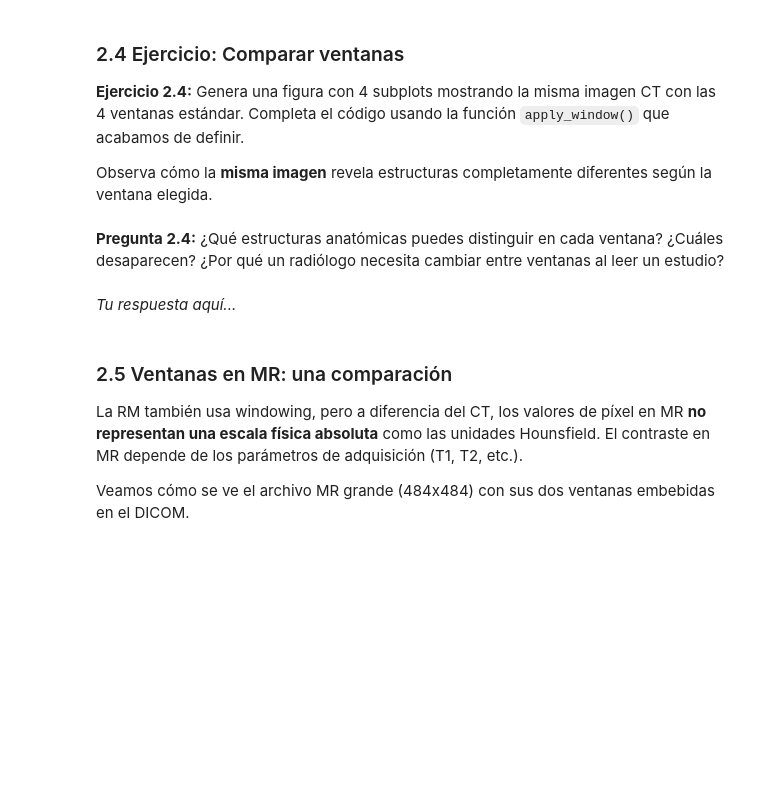
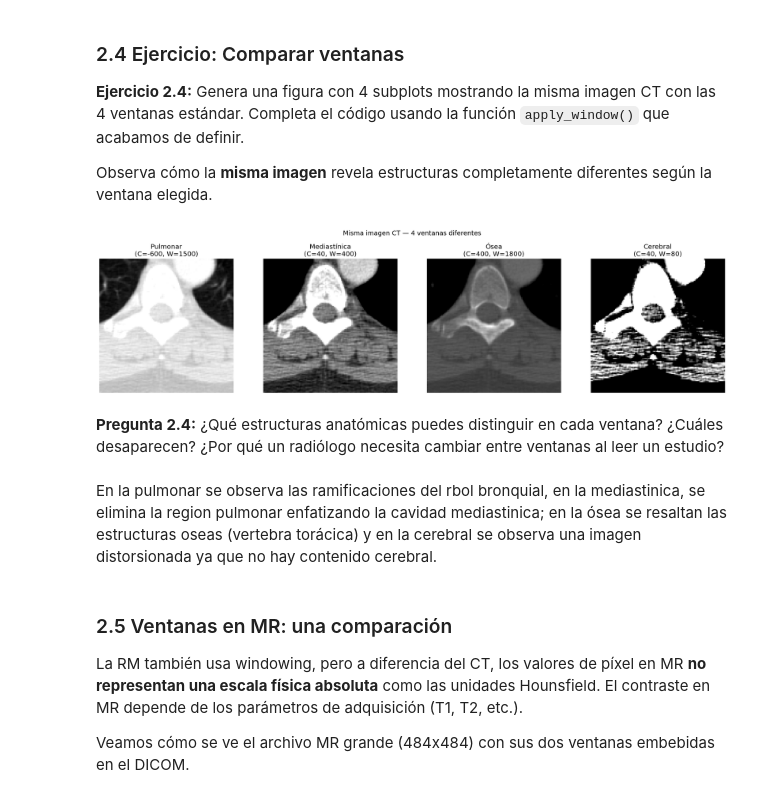
Before and after one commit to YouriEstrada23081/healthdatalab, a Jupyter notebook: labs/lab-5-medical-imaging/notebooks/Lab05_Imagenes_Medicas_DICOM.ipynb, the cells around one changed output. Saved outputs shown, nothing was run; the diff lists cells and outputs as text; code cells hidden in the pictures; blank space fills up the shorter version.

Commit message:
Checkpoint 2: windowing and 3D volume complete

```diff
--- a/labs/lab-5-medical-imaging/notebooks/Lab05_Imagenes_Medicas_DICOM.ipynb
+++ b/labs/lab-5-medical-imaging/notebooks/Lab05_Imagenes_Medicas_DICOM.ipynb
@@ -483,29 +502,34 @@ Observa cómo la **misma imagen** revela estructuras completamente diferentes se
 # %%
 # ── EJERCICIO 2.4: Comparar 4 ventanas ──
 
 windows = {
     "Pulmonar\n(C=-600, W=1500)":     {"center": -600, "width": 1500},
     "Mediastínica\n(C=40, W=400)":     {"center": 40,   "width": 400},
     "Ósea\n(C=400, W=1800)":           {"center": 400,  "width": 1800},
     "Cerebral\n(C=40, W=80)":          {"center": 40,   "width": 80},
 }
 
 fig, axes = plt.subplots(1, 4, figsize=(20, 5))
 
 for ax, (title, params) in zip(axes, windows.items()):
     # TU CÓDIGO AQUÍ: aplica la ventana y muestra la imagen
     # Usa: apply_window(image_hu, params["center"], params["width"])
     # Muestra con: ax.imshow(..., cmap='gray')
+
+    img=apply_window(image_hu, params["center"], params["width"])
+    ax.imshow(img, cmap='gray')
     ax.set_title(title)
     ax.axis('off')
 
 plt.suptitle("Misma imagen CT — 4 ventanas diferentes", fontsize=14, y=1.02)
 plt.tight_layout()
 plt.show()
+# %% [output]
+[figure, added]
 # %% [markdown]
 **Pregunta 2.4:** ¿Qué estructuras anatómicas puedes distinguir en cada ventana? ¿Cuáles desaparecen? ¿Por qué un radiólogo necesita cambiar entre ventanas al leer un estudio?
 # %% [markdown]
-*Tu respuesta aquí...*
+ En la pulmonar se observa las ramificaciones del rbol bronquial, en la mediastinica, se elimina la region pulmonar enfatizando la cavidad mediastinica; en la ósea se resaltan las estructuras oseas (vertebra torácica) y en la cerebral se observa una imagen distorsionada ya que no hay contenido cerebral.
 # %% [markdown]
 ### 2.5 Ventanas en MR: una comparación
 
```
Also changed, not shown: parts of 5 cells of this notebook.
